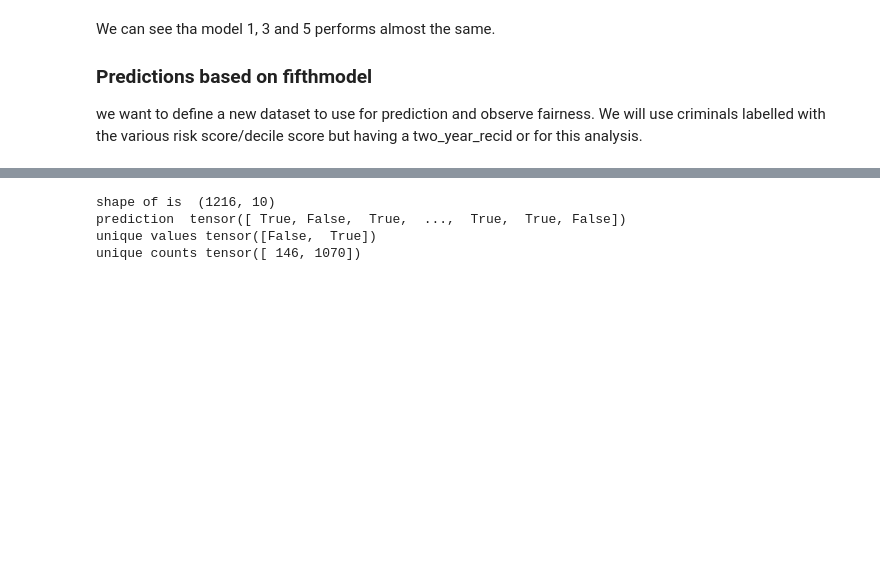
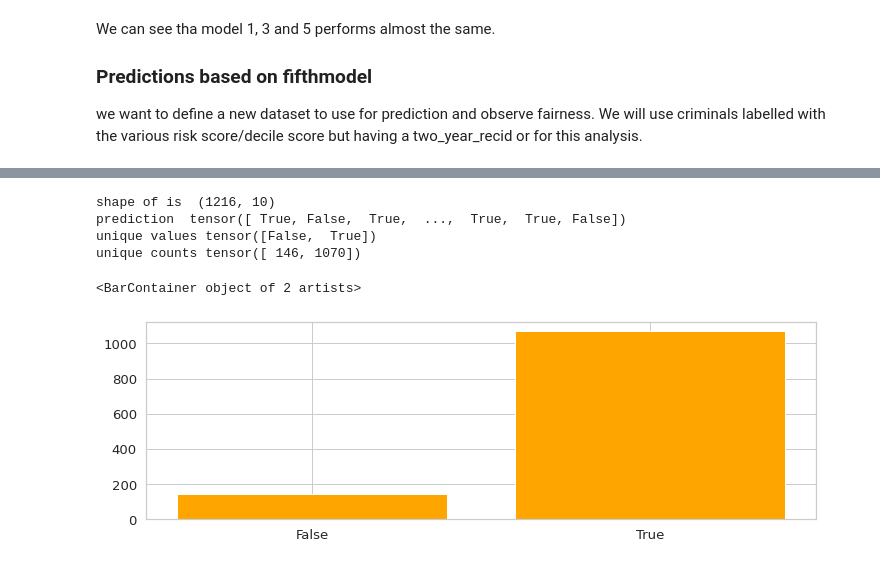
Before and after one commit to irmanfaqrizal/datascience, a Jupyter notebook: secondpart.ipynb, the cells around one changed output, grey strips where cells are left out. Cells and saved outputs as stored; diff of their text form; code cells hidden in the pictures; blank space fills up the shorter version.

```diff
--- a/secondpart.ipynb
+++ b/secondpart.ipynb
@@ -722,33 +731,38 @@ unique counts tensor([142, 859])
 # %%
 df2 = pd.read_csv('compas-scores-two-years.csv')
 
 #two_year _recid with Low label
 df2 = df2.loc[(df2['two_year_recid']==1) & (df2['score_text']=='Low')]
 # print ('shape of filtered data is ', df2.shape)
 
 df2 = df2[df.columns[~df.isnull().any()]]
 df2 = df2[['sex','age_cat', 'race', 'juv_fel_count', 'juv_misd_count', 'priors_count', 'c_charge_degree',
          'is_violent_recid', 'v_decile_score', 'event', ]]
 df2['sex'].replace({'Male': 1, 'Female': 2}, inplace = True)
 df2['age_cat'].replace({'Greater than 45': 1, '25 - 45': 2, 'Less than 25': 3}, inplace = True)
 df2['race'].replace({'Other': 1, 'African-American': 2, 'Caucasian': 3, 'Hispanic': 4, 'Native American': 5, 'Asian': 6}, inplace = True)
 df2['c_charge_degree'].replace({'F': 1, 'M': 2}, inplace = True)
 
 print ('shape of is ', df2.shape)
 X_pred = torch.from_numpy(df2.to_numpy()).float()
 X_pred = net(X_pred)
 X_pred = X_pred.ge(.5).view(-1).cpu()
 print ('prediction ', X_pred)
 
 X_pred_unique = X_pred.unique(sorted=True)
 x_unique_count = torch.stack([(X_pred==X_pred_u).sum() for X_pred_u in X_pred_unique])
 print ('unique values' , X_pred_unique)
 print ('unique counts', x_unique_count)
+plt.subplot(211)
+values = [ 'False', 'True']
+plt.bar(values, x_unique_count, color = 'orange')
 # %% [output]
 shape of is  (1216, 10)
 prediction  tensor([ True, False,  True,  ...,  True,  True, False])
 unique values tensor([False,  True])
 unique counts tensor([ 146, 1070])
+<BarContainer object of 2 artists>
+[figure, added]
 # %%
 df2 = pd.read_csv('compas-scores-two-years.csv')
 
```
Also changed, not shown: parts of 6 cells of this notebook.
